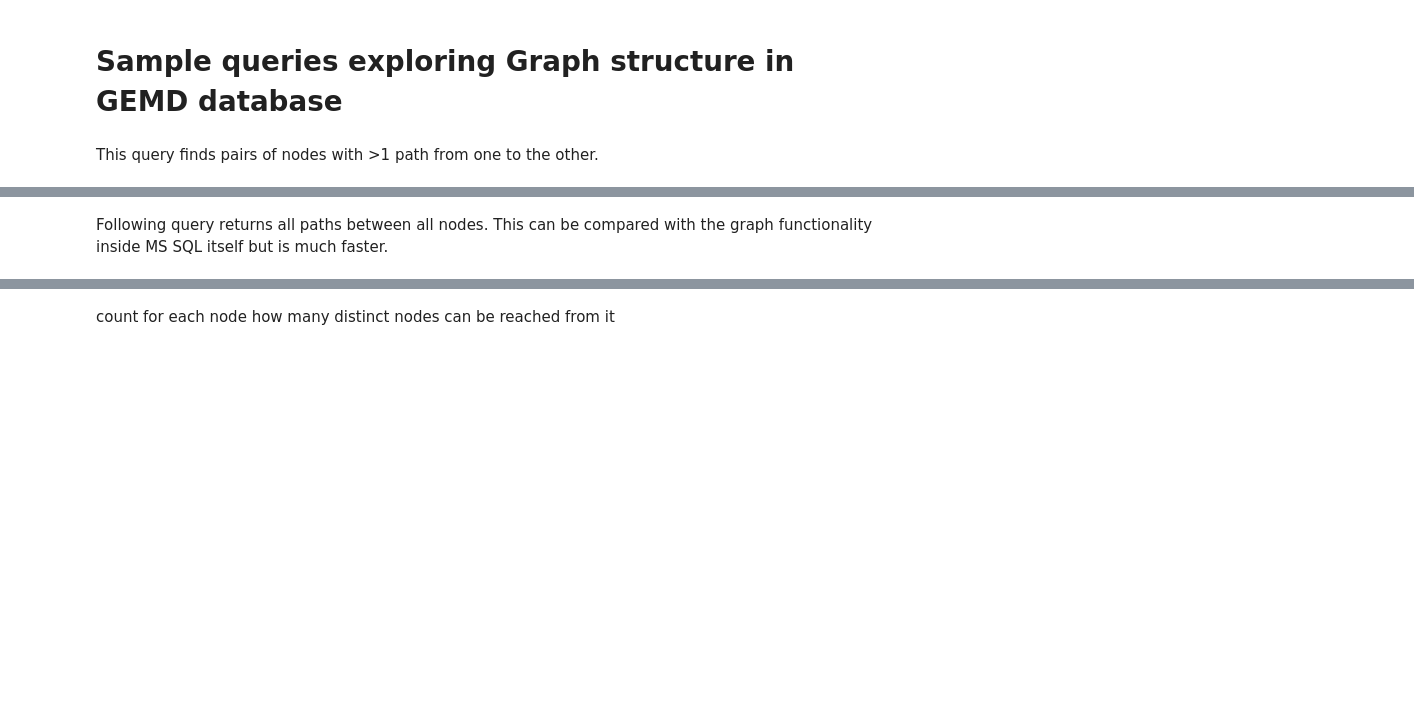
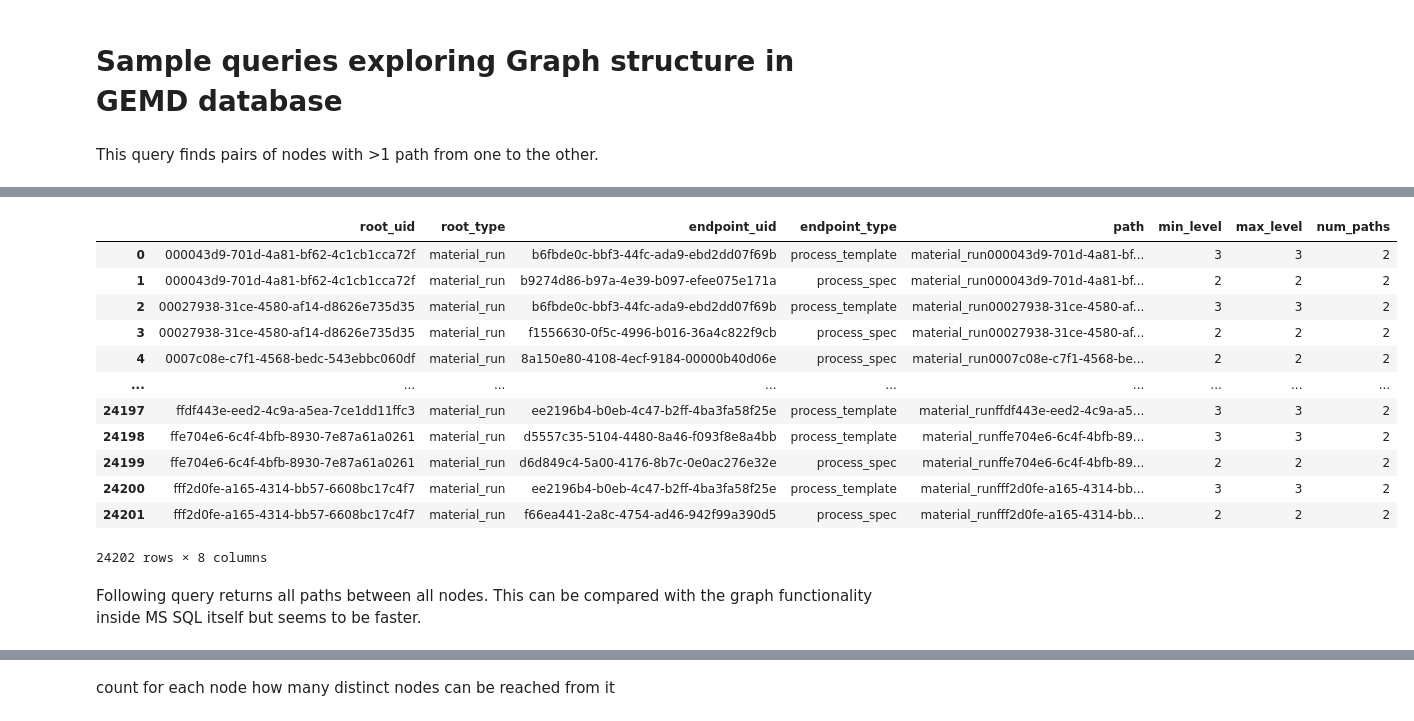
Before and after one commit to openmsi/openmsipython, a Jupyter notebook: other_code/casjobs/Query-GEMD-Graphs.ipynb, the cells around one changed output, grey strips where cells are left out. Drawn from its saved outputs; the diff is of its cells as text; code cells hidden in the pictures; blank space fills up the shorter version.

```diff
--- a/other_code/casjobs/Query-GEMD-Graphs.ipynb
+++ b/other_code/casjobs/Query-GEMD-Graphs.ipynb
@@ -20,14 +20,14 @@ select c.uid as root_uid
 ,      cast(NULL as varchar(32)) as endpoint_type
 ,      c.uid as from_uid, cast(NULL as bigint) as edge_id, cast(NULL as varchar(64)) as gemd_ref
 ,      cast(gemd_type+c.uid as varchar(max)) as [path]
-  from GEMDContext c where gemd_type='material_run'
+  from GEMDObject c where gemd_type='material_run'
  union all
 select gr.root_uid, gr.root_type, gr.level+1, e.to_uid, c.gemd_type
 ,      e.to_uid, e.id, e.gemd_ref
 ,      gr.path+'==>'+e.gemd_ref+':'+e.to_uid
   from gr
   join GEMDEdge e on e.from_uid=gr.from_uid
-  join gemdcontext c on c.uid=e.to_uid
+  join GEMDObject c on c.uid=e.to_uid
 where gr.level < 16
 )
 select root_uid, root_type, endpoint_uid, endpoint_type
@@ -38,3 +38,4 @@ group by root_type, root_uid, endpoint_uid,endpoint_type having count(*) > 1  --
  order by root_type,root_uid, endpoint_uid,path
 """
 cj.executeQuery(sql, DATABASE)
+# %% [output]
@@ -41,5 +44,18 @@ cj.executeQuery(sql, DATABASE)
+|  | root_uid | root_type | endpoint_uid | endpoint_type | path | min_level | max_level | num_paths |
+| 0 | 000043d9-701d-4a81-bf62-4c1cb1cca72f | material_run | b6fbde0c-bbf3-44fc-ada9-ebd2dd07f69b | process_template | material_run000043d9-701d-4a81-bf... | 3 | 3 | 2 |
+| 1 | 000043d9-701d-4a81-bf62-4c1cb1cca72f | material_run | b9274d86-b97a-4e39-b097-efee075e171a | process_spec | material_run000043d9-701d-4a81-bf... | 2 | 2 | 2 |
+| 2 | 00027938-31ce-4580-af14-d8626e735d35 | material_run | b6fbde0c-bbf3-44fc-ada9-ebd2dd07f69b | process_template | material_run00027938-31ce-4580-af... | 3 | 3 | 2 |
+| 3 | 00027938-31ce-4580-af14-d8626e735d35 | material_run | f1556630-0f5c-4996-b016-36a4c822f9cb | process_spec | material_run00027938-31ce-4580-af... | 2 | 2 | 2 |
+| 4 | 0007c08e-c7f1-4568-bedc-543ebbc060df | material_run | 8a150e80-4108-4ecf-9184-00000b40d06e | process_spec | material_run0007c08e-c7f1-4568-be... | 2 | 2 | 2 |
+| ... | ... | ... | ... | ... | ... | ... | ... | ... |
+| 24197 | ffdf443e-eed2-4c9a-a5ea-7ce1dd11ffc3 | material_run | ee2196b4-b0eb-4c47-b2ff-4ba3fa58f25e | process_template | material_runffdf443e-eed2-4c9a-a5... | 3 | 3 | 2 |
+| 24198 | ffe704e6-6c4f-4bfb-8930-7e87a61a0261 | material_run | d5557c35-5104-4480-8a46-f093f8e8a4bb | process_template | material_runffe704e6-6c4f-4bfb-89... | 3 | 3 | 2 |
+| 24199 | ffe704e6-6c4f-4bfb-8930-7e87a61a0261 | material_run | d6d849c4-5a00-4176-8b7c-0e0ac276e32e | process_spec | material_runffe704e6-6c4f-4bfb-89... | 2 | 2 | 2 |
+| 24200 | fff2d0fe-a165-4314-bb57-6608bc17c4f7 | material_run | ee2196b4-b0eb-4c47-b2ff-4ba3fa58f25e | process_template | material_runfff2d0fe-a165-4314-bb... | 3 | 3 | 2 |
+| 24201 | fff2d0fe-a165-4314-bb57-6608bc17c4f7 | material_run | f66ea441-2a8c-4754-ad46-942f99a390d5 | process_spec | material_runfff2d0fe-a165-4314-bb... | 2 | 2 | 2 |
+24202 rows × 8 columns
 # %% [markdown]
-Following query returns all paths between all nodes. This can be compared with the graph functionality inside MS SQL itself but is much faster.
+Following query returns all paths between all nodes. This can be compared with the graph functionality inside MS SQL itself but seems to be faster.
 # %%
 %%time
 sql="""
```
Also changed, not shown: parts of 21 cells of this notebook, 2 other files.
